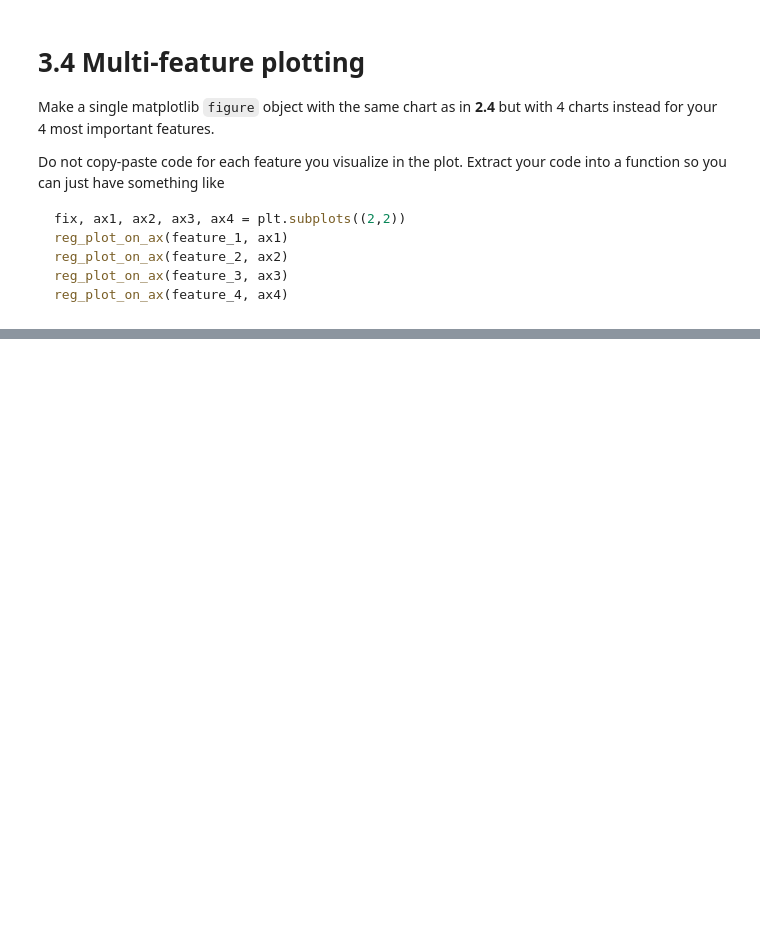
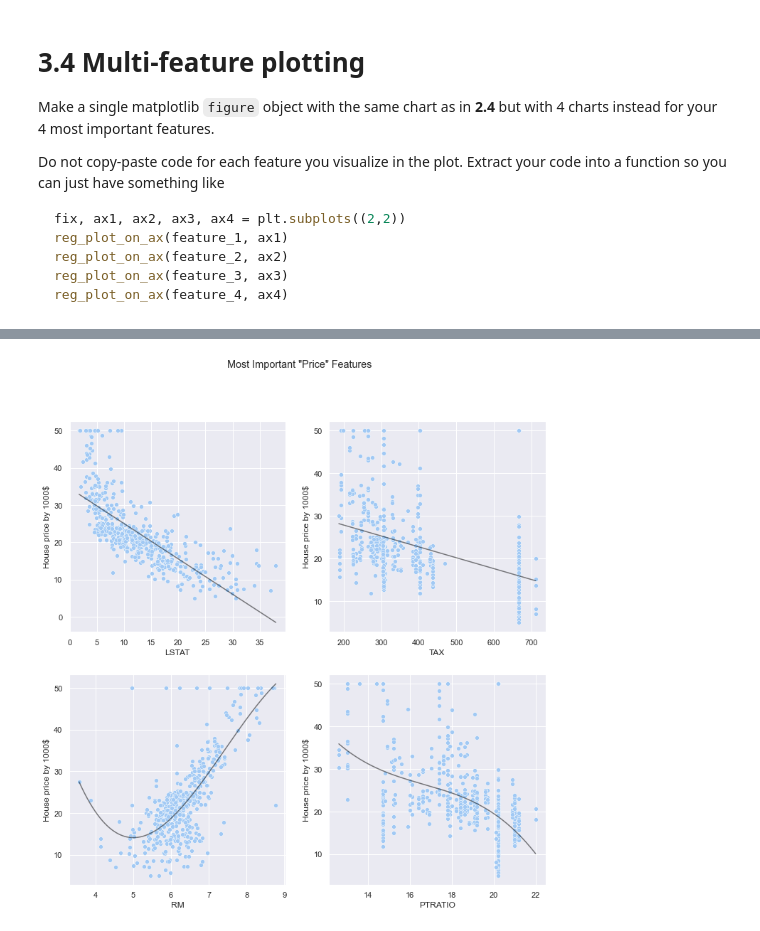
Before and after one commit to mmrossi/m3-1-regression, a Jupyter notebook: workshop.ipynb, the cells around one changed output, grey strips where cells are left out. Saved outputs shown, nothing was run; the diff lists cells and outputs as text; code cells hidden in the pictures; blank space fills up the shorter version.

```diff
--- a/workshop.ipynb
+++ b/workshop.ipynb
@@ -102,0 +603,30 @@ reg_plot_on_ax(feature_4, ax4)
+# %%
+boston = pd.DataFrame(data=load_boston().data, columns=load_boston().feature_names)
+boston['PRICE'] = load_boston().target # target is PRICE
+y = boston['PRICE']
+
+def reg_plot_on_ax(myfeature, myaxes, degree=1):
+    """
+    Takes a feature and an axis and
+    returns a plot for the four chosen
+    features and axes.
+    """
+    X = boston[myfeature]
+    fmin, fmax = boston[myfeature].min(), boston[myfeature].max()
+    coefs = np.polyfit(X, y, degree)
+    sns.set_palette("pastel")
+    sns.scatterplot(X, y, ax=myaxes)
+    myaxes.set(xlabel=myfeature, ylabel='House price by 1000$')
+
+    xfit = np.linspace(fmin, fmax, 1000)
+    yfit = np.polyval(coefs, xfit)
+    sns.lineplot(xfit, yfit, color="black", ax=myaxes, alpha=0.5)
+
+fig, ((ax1, ax2), (ax3, ax4)) = plt.subplots(2,2, figsize=(12,12))
+fig.suptitle('Most Important "Price" Features')
+reg_plot_on_ax('LSTAT', ax1)
+reg_plot_on_ax('TAX', ax2)
+reg_plot_on_ax('RM', ax3, 3)
+reg_plot_on_ax('PTRATIO', ax4, 3)
+# %% [output]
+[figure, added]
```
Also changed, not shown: parts of 19 cells of this notebook.
